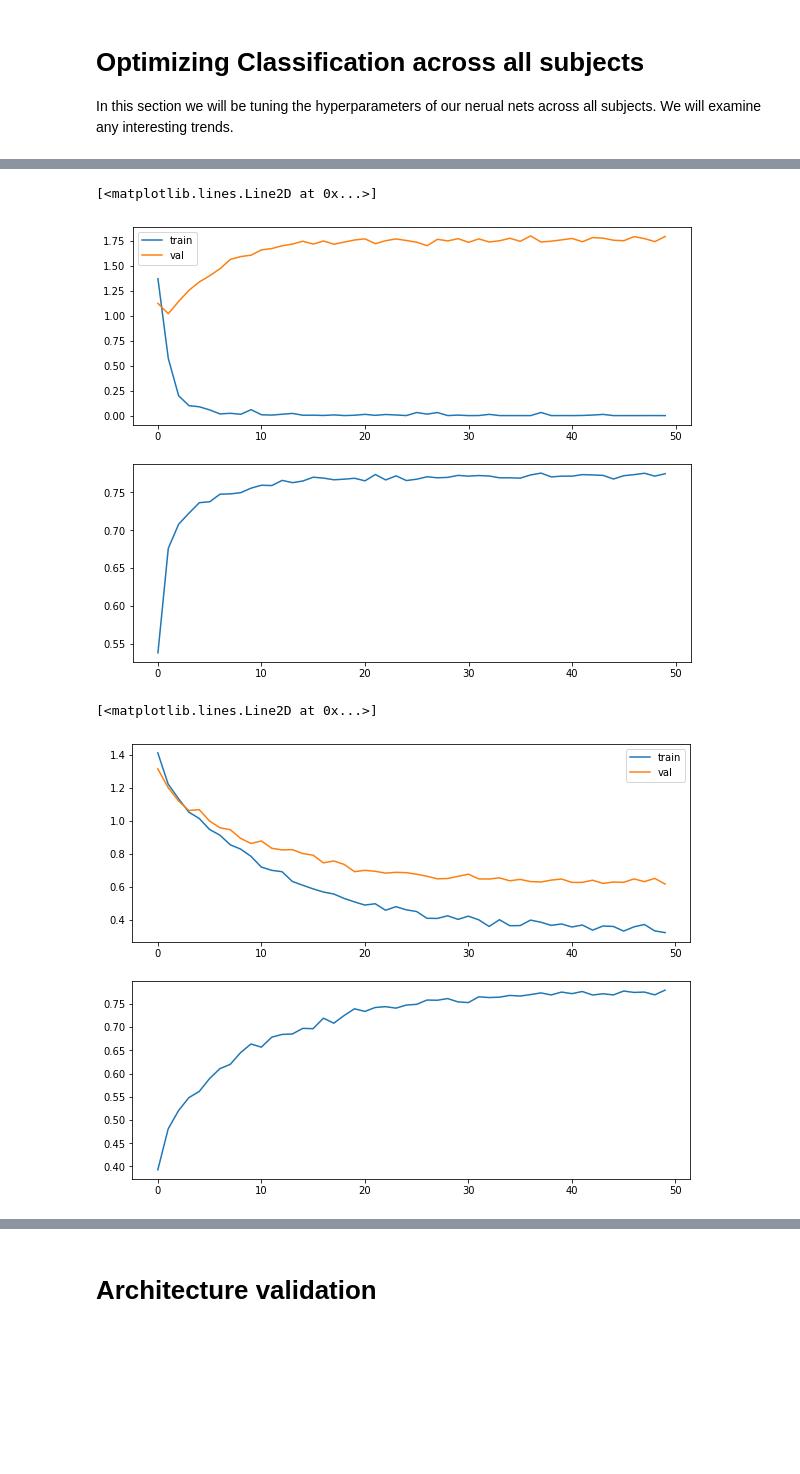
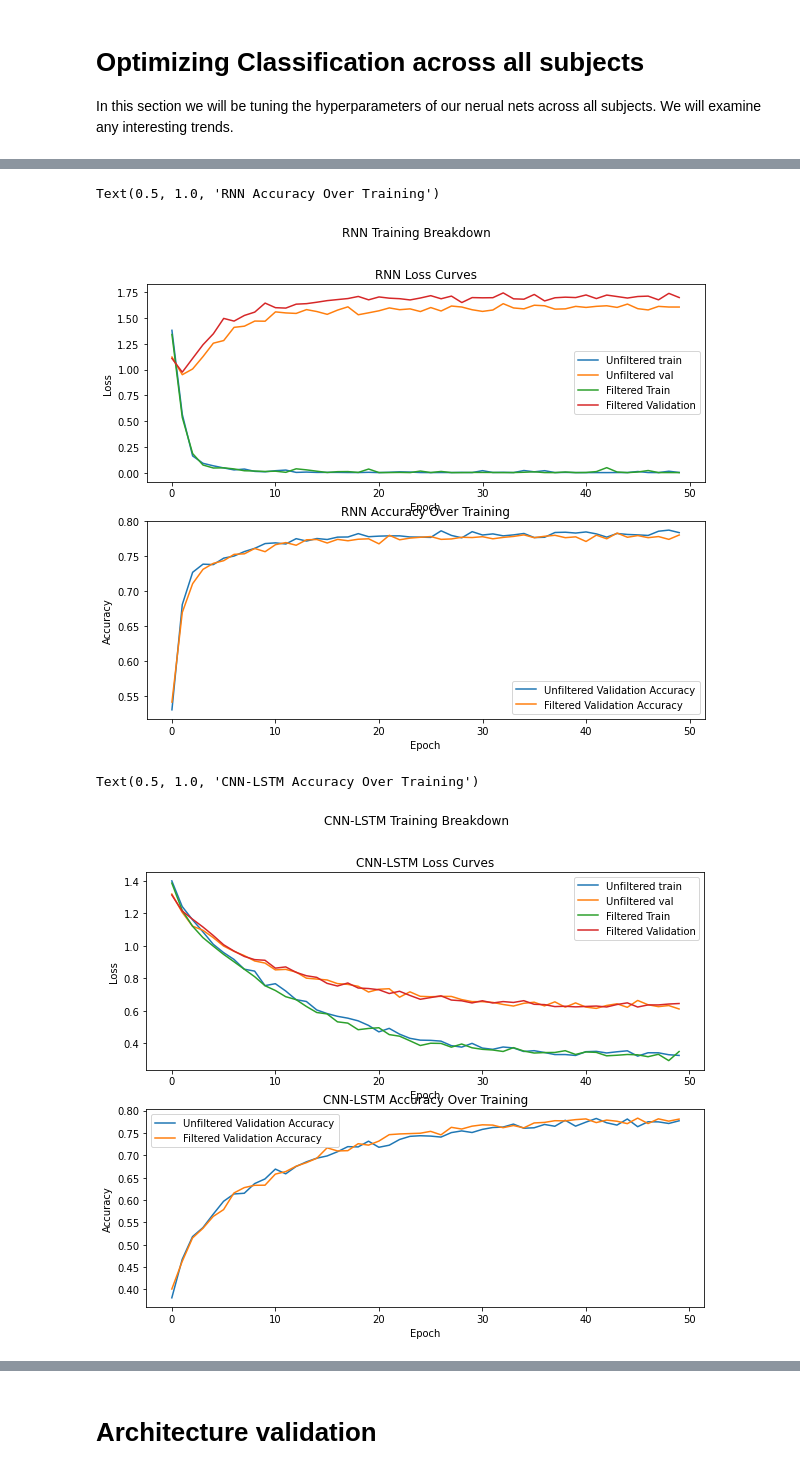
Before and after one commit to thomaskost17/ECEC247_final_project, a Jupyter notebook: ECEC247_final_project.ipynb, the cells around one changed output, grey strips where cells are left out. Drawn from its saved outputs; the diff is of its cells as text; code cells hidden in the pictures; blank space fills up the shorter version.

```diff
--- a/ECEC247_final_project.ipynb
+++ b/ECEC247_final_project.ipynb
@@ -809,3 +858,15 @@ validloader = torch.utils.data.DataLoader(valid_dataset, batch_size=batch_size,
                                           shuffle=True, num_workers=2)
 testloader = torch.utils.data.DataLoader(test_dataset, batch_size=batch_size,
                                          shuffle=False, num_workers=2)
+# %%
+# Create Filtered Torch Itterables
+filtered_train_dataset = torch.utils.data.TensorDataset(x_train_den, y_train_den)
+filtered_valid_dataset = torch.utils.data.TensorDataset(x_valid_den, y_valid_den)
+filtered_test_dataset  = torch.utils.data.TensorDataset(x_test_den, y_test_den)
+print(y_train_den)
+filtered_trainloader = torch.utils.data.DataLoader(filtered_train_dataset, batch_size=batch_size,
+                                          shuffle=True, num_workers=2)
+filtered_validloader = torch.utils.data.DataLoader(filtered_valid_dataset, batch_size=batch_size,
+                                          shuffle=True, num_workers=2)
+filtered_testloader = torch.utils.data.DataLoader(filtered_test_dataset, batch_size=batch_size,
+                                         shuffle=False, num_workers=2)
@@ -842,6 +929,21 @@ print("RNN Training Done!")
 cnn_lstm_solver = Solver(num_epochs, cnn_lstm,cnn_lstm_optimizer, cnn_lstm_scheduler, cnn_lstm_criterion, verbose=False )
 cnn_lstm_solver.train(trainloader, validloader)
 print("CNN-LSTM Training Done!")
+
+# Train CNN on filtered Data
+cnn_filt_solver = Solver(num_epochs, cnn_only_filt,cnn_filt_optimizer, cnn_filt_scheduler, cnn_filt_criterion, verbose=False )
+cnn_filt_solver.train(filtered_trainloader, filtered_validloader)
+print("CNN Training on Filtered Data Done!")
+
+# Train RNN on filtered Data
+rnn_filt_solver = Solver(num_epochs, rnn_only_filt,rnn_filt_optimizer, rnn_filt_scheduler, rnn_filt_criterion, verbose=False, cnn_reshape=False )
+rnn_filt_solver.train(filtered_trainloader, filtered_validloader)
+print("RNN Training on Filtered Data Done!")
+
+# Train CNN-LSTM on filtered Data
+cnn_lstm_filt_solver = Solver(num_epochs, cnn_lstm_filt,cnn_lstm_filt_optimizer, cnn_lstm_filt_scheduler, cnn_lstm_filt_criterion, verbose=False )
+cnn_lstm_filt_solver.train(filtered_trainloader, filtered_validloader)
+print("CNN-LSTM Training on Filtered Data Done!")
 # %% [output]
 CNN Training Done!
 RNN Training Done!
@@ -859,23 +975,45 @@ axs[1].plot(cnn_solver.val_accuracy_history)
 # %%
 # Plot RNN Results
 fig, axs = plt.subplots(2)
+fig.suptitle('RNN Training Breakdown')
 axs[0].plot(rnn_solver.loss_history)
 axs[0].plot(rnn_solver.val_loss_history)
-axs[0].legend(["train", "val"])
+axs[0].plot(rnn_filt_solver.loss_history)
+axs[0].plot(rnn_filt_solver.val_loss_history)
+axs[0].legend(["Unfiltered train", "Unfiltered val", "Filtered Train", "Filtered Validation"])
+axs[0].set_ylabel("Loss")
+axs[0].set_xlabel("Epoch")
+axs[0].set_title("RNN Loss Curves")
 axs[1].plot(rnn_solver.val_accuracy_history)
+axs[1].plot(rnn_filt_solver.val_accuracy_history)
+axs[1].legend(["Unfiltered Validation Accuracy", "Filtered Validation Accuracy"])
+axs[1].set_ylabel("Accuracy")
+axs[1].set_xlabel("Epoch")
+axs[1].set_title("RNN Accuracy Over Training")
 # %% [output]
-[<matplotlib.lines.Line2D at 0x...>]
+Text(0.5, 1.0, 'RNN Accuracy Over Training')
-[figure, old version]
+[figure, new version]
 # %%
-# Plot CNN Results
+# Plot CNN-LSTM Results
 fig, axs = plt.subplots(2)
+fig.suptitle('CNN-LSTM Training Breakdown')
 axs[0].plot(cnn_lstm_solver.loss_history)
 axs[0].plot(cnn_lstm_solver.val_loss_history)
-axs[0].legend(["train", "val"])
+axs[0].plot(cnn_lstm_filt_solver.loss_history)
+axs[0].plot(cnn_lstm_filt_solver.val_loss_history)
+axs[0].legend(["Unfiltered train", "Unfiltered val", "Filtered Train", "Filtered Validation"])
+axs[0].set_ylabel("Loss")
+axs[0].set_xlabel("Epoch")
+axs[0].set_title("CNN-LSTM Loss Curves")
 axs[1].plot(cnn_lstm_solver.val_accuracy_history)
+axs[1].plot(cnn_lstm_filt_solver.val_accuracy_history)
+axs[1].legend(["Unfiltered Validation Accuracy", "Filtered Validation Accuracy"])
+axs[1].set_ylabel("Accuracy")
+axs[1].set_xlabel("Epoch")
+axs[1].set_title("CNN-LSTM Accuracy Over Training")
 # %% [output]
-[<matplotlib.lines.Line2D at 0x...>]
+Text(0.5, 1.0, 'CNN-LSTM Accuracy Over Training')
-[figure, old version]
+[figure, new version]
 # %%
 cnn_accuracy = cnn_solver.test(testloader)
 print("CNN Test Accuracy: %1.5f"% (cnn_accuracy))
```
Also changed, not shown: parts of 18 cells of this notebook.
